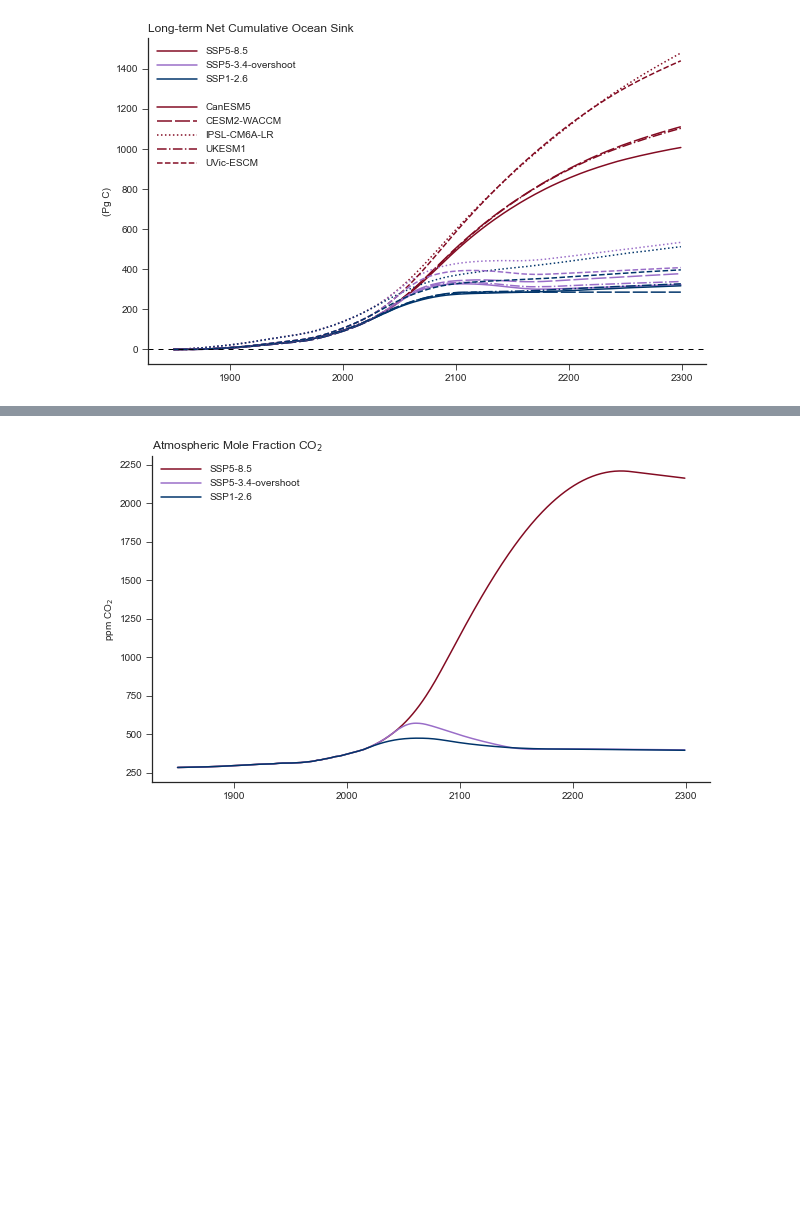
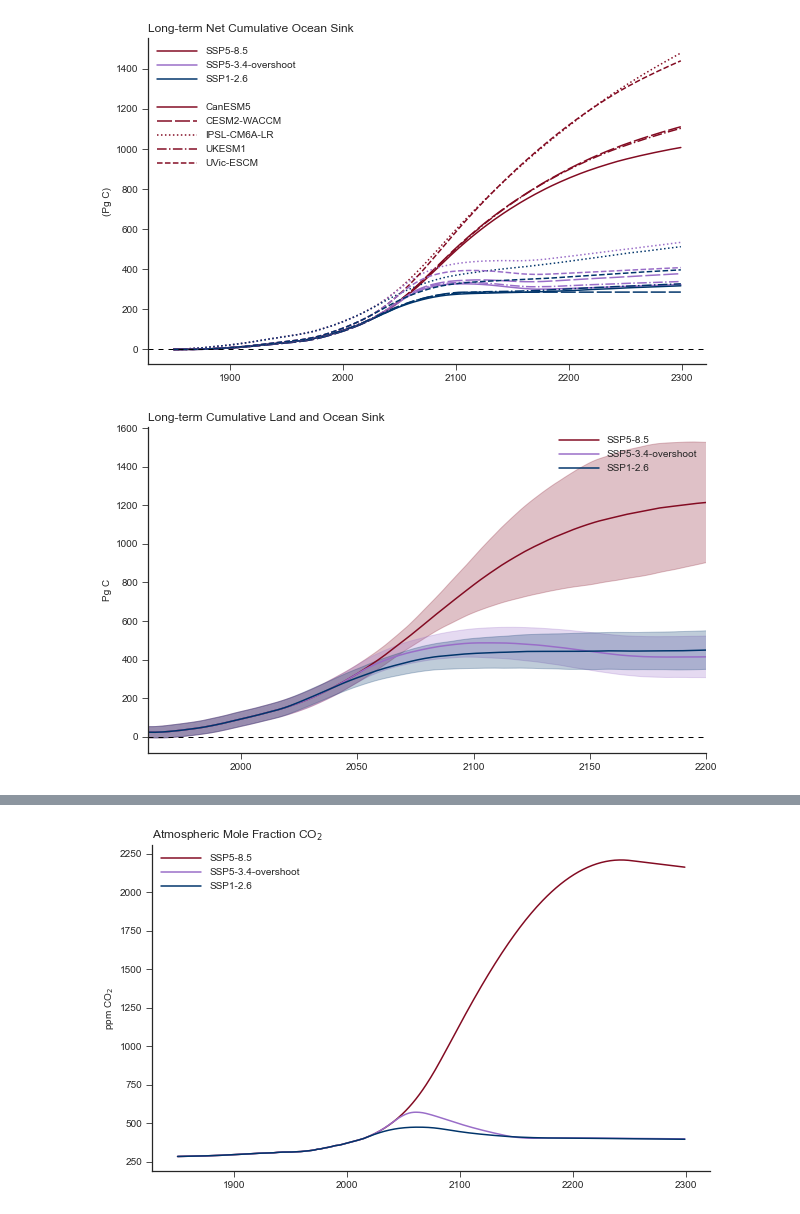
Before and after one commit to ckoven/longterm_carboncycle_three_ssps, a Jupyter notebook: longterm_carboncycle_withssp126.ipynb, the cells around one changed output, grey strips where cells are left out. Cells and saved outputs as stored; diff of their text form; code cells hidden in the pictures; blank space fills up the shorter version.

```diff
--- a/longterm_carboncycle_withssp126.ipynb
+++ b/longterm_carboncycle_withssp126.ipynb
@@ -1036,6 +1036,38 @@ plt.legend(linelist, labels_list, frameon=False, handlelength=4)
 # %% [output]
 <matplotlib.legend.Legend at 0x...>
 [figure]
+# %%
+cumulative_sink = fgco2_trajectories_2exp.cumsum(dim='time') + nbp_trajectories_2exp.cumsum(dim='time')
+
+ax = plt.subplot(111)
+
+transparency=0.25
+
+a1, = ax.plot(years, cumulative_sink[:,0,:].mean(dim='models'), color=ssp585_color)
+f1 = ax.fill_between(years, cumulative_sink[:,0,:].mean(dim='models')-cumulative_sink[:,0,:].std(dim='models'), cumulative_sink[:,0,:].mean(dim='models')+cumulative_sink[:,0,:].std(dim='models'), color=ssp585_color, alpha=transparency)
+
+a2, = ax.plot(years, cumulative_sink[:,1,:].mean(dim='models'), color=ssp534os_color)
+f1 = ax.fill_between(years, cumulative_sink[:,1,:].mean(dim='models')-cumulative_sink[:,1,:].std(dim='models'), cumulative_sink[:,1,:].mean(dim='models')+cumulative_sink[:,1,:].std(dim='models'), color=ssp534os_color, alpha=transparency)
+
+a3, = ax.plot(years, cumulative_sink[:,2,:].mean(dim='models'), color=ssp126_color)
+f1 = ax.fill_between(years, cumulative_sink[:,2,:].mean(dim='models')-cumulative_sink[:,2,:].std(dim='models'), cumulative_sink[:,2,:].mean(dim='models')+cumulative_sink[:,2,:].std(dim='models'), color=ssp126_color, alpha=transparency)
+
+
+ax.axhline(y=0, dashes=[5,5], color='black', linewidth=1.)
+plt.ylabel('Pg C')
+plt.title('Long-term Cumulative Land and Ocean Sink',loc='left')
+
+plt.xlim([1960.,2200.])
+
+ax.spines['right'].set_visible(False)
+ax.spines['top'].set_visible(False)
+
+
+plt.legend([a1,a2,a3], labels_list[0:3], frameon=False, handlelength=4)
+
+plt.savefig('cumulative_sink_timeseries_meanstd.png', dpi=300, format='png')
+# %% [output]
+[figure, added]
 # %%
 ax = plt.subplot(111)
 
```
Also changed, not shown: parts of 16 cells of this notebook.
